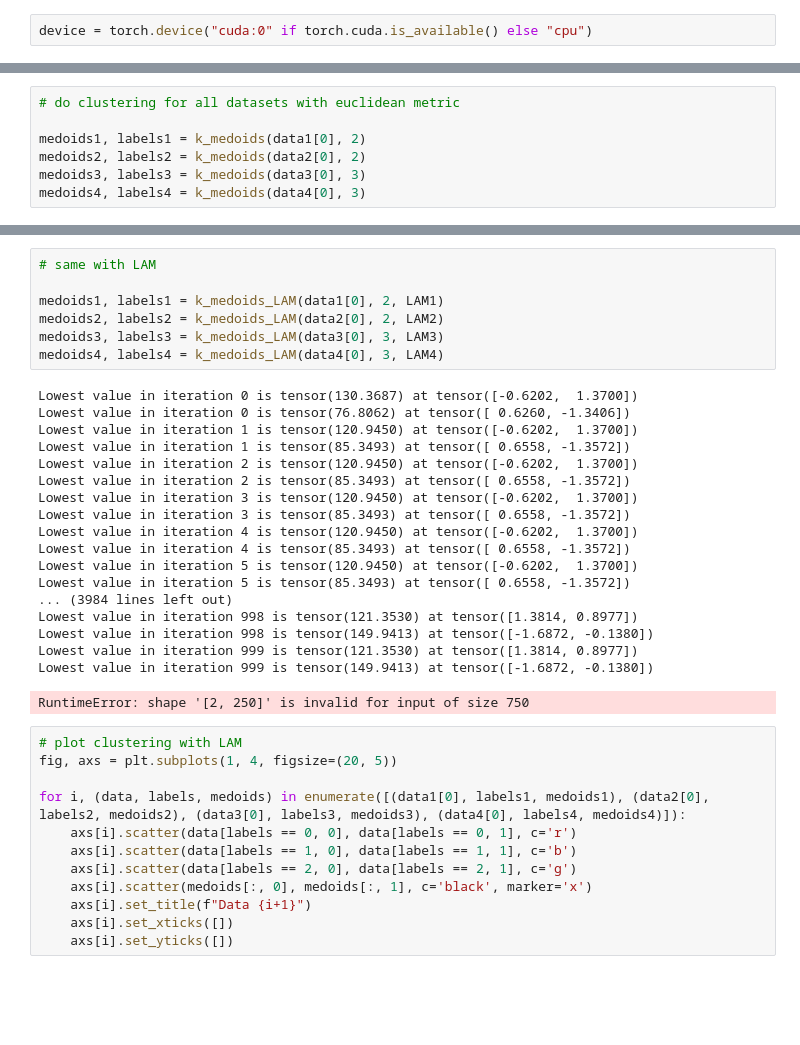
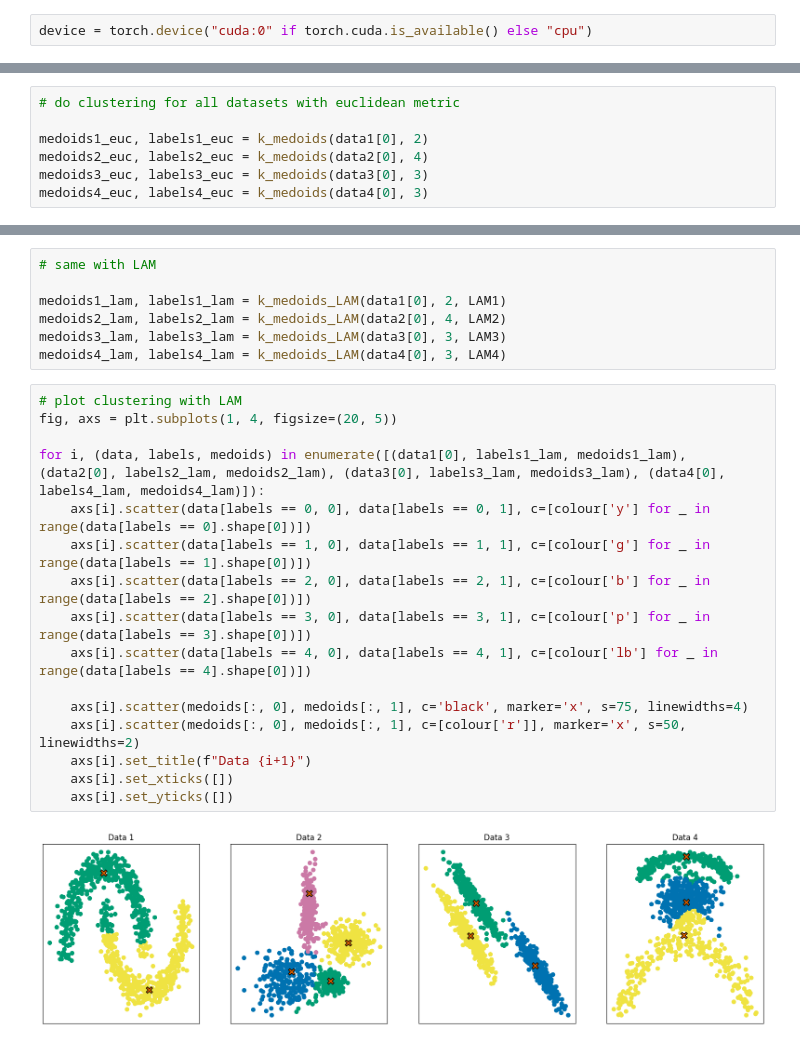
Before and after one commit to CKleiber/LAMINAR, a Jupyter notebook: notebooks/k_medoids.ipynb, the cells around one changed output, grey strips where cells are left out. Cells and saved outputs as stored; diff of their text form; blank space fills up the shorter version.

```diff
--- a/notebooks/k_medoids.ipynb
+++ b/notebooks/k_medoids.ipynb
@@ -257,10 +333,10 @@ def k_medoids_LAM(data, k, LAM, max_iter=1000):
 # %%
 # do clustering for all datasets with euclidean metric
 
-medoids1, labels1 = k_medoids(data1[0], 2)
-medoids2, labels2 = k_medoids(data2[0], 2)
-medoids3, labels3 = k_medoids(data3[0], 3)
-medoids4, labels4 = k_medoids(data4[0], 3)
+medoids1_euc, labels1_euc = k_medoids(data1[0], 2)
+medoids2_euc, labels2_euc = k_medoids(data2[0], 4)
+medoids3_euc, labels3_euc = k_medoids(data3[0], 3)
+medoids4_euc, labels4_euc = k_medoids(data4[0], 3)
 # %%
 # plot clustering with euclidean
 fig, axs = plt.subplots(1, 4, figsize=(20, 5))
@@ -280,38 +360,25 @@ plt.show()
 # %%
 # same with LAM
 
-medoids1, labels1 = k_medoids_LAM(data1[0], 2, LAM1)
-medoids2, labels2 = k_medoids_LAM(data2[0], 2, LAM2)
-medoids3, labels3 = k_medoids_LAM(data3[0], 3, LAM3)
-medoids4, labels4 = k_medoids_LAM(data4[0], 3, LAM4)
+medoids1_lam, labels1_lam = k_medoids_LAM(data1[0], 2, LAM1)
+medoids2_lam, labels2_lam = k_medoids_LAM(data2[0], 4, LAM2)
+medoids3_lam, labels3_lam = k_medoids_LAM(data3[0], 3, LAM3)
+medoids4_lam, labels4_lam = k_medoids_LAM(data4[0], 3, LAM4)
-# %% [output]
-Lowest value in iteration 0 is tensor(130.3687) at tensor([-0.6202,  1.3700])
-Lowest value in iteration 0 is tensor(76.8062) at tensor([ 0.6260, -1.3406])
-Lowest value in iteration 1 is tensor(120.9450) at tensor([-0.6202,  1.3700])
-Lowest value in iteration 1 is tensor(85.3493) at tensor([ 0.6558, -1.3572])
-Lowest value in iteration 2 is tensor(120.9450) at tensor([-0.6202,  1.3700])
-Lowest value in iteration 2 is tensor(85.3493) at tensor([ 0.6558, -1.3572])
-Lowest value in iteration 3 is tensor(120.9450) at tensor([-0.6202,  1.3700])
-Lowest value in iteration 3 is tensor(85.3493) at tensor([ 0.6558, -1.3572])
-Lowest value in iteration 4 is tensor(120.9450) at tensor([-0.6202,  1.3700])
-Lowest value in iteration 4 is tensor(85.3493) at tensor([ 0.6558, -1.3572])
-Lowest value in iteration 5 is tensor(120.9450) at tensor([-0.6202,  1.3700])
-Lowest value in iteration 5 is tensor(85.3493) at tensor([ 0.6558, -1.3572])
-... (3984 lines left out)
-Lowest value in iteration 998 is tensor(121.3530) at tensor([1.3814, 0.8977])
-Lowest value in iteration 998 is tensor(149.9413) at tensor([-1.6872, -0.1380])
-Lowest value in iteration 999 is tensor(121.3530) at tensor([1.3814, 0.8977])
-Lowest value in iteration 999 is tensor(149.9413) at tensor([-1.6872, -0.1380])
-RuntimeError: shape '[2, 250]' is invalid for input of size 750
 # %%
 # plot clustering with LAM
 fig, axs = plt.subplots(1, 4, figsize=(20, 5))
 
-for i, (data, labels, medoids) in enumerate([(data1[0], labels1, medoids1), (data2[0], labels2, medoids2), (data3[0], labels3, medoids3), (data4[0], labels4, medoids4)]):
-    axs[i].scatter(data[labels == 0, 0], data[labels == 0, 1], c='r')
-    axs[i].scatter(data[labels == 1, 0], data[labels == 1, 1], c='b')
-    axs[i].scatter(data[labels == 2, 0], data[labels == 2, 1], c='g')
-    axs[i].scatter(medoids[:, 0], medoids[:, 1], c='black', marker='x')
+for i, (data, labels, medoids) in enumerate([(data1[0], labels1_lam, medoids1_lam), (data2[0], labels2_lam, medoids2_lam), (data3[0], labels3_lam, medoids3_lam), (data4[0], labels4_lam, medoids4_lam)]):
+    axs[i].scatter(data[labels == 0, 0], data[labels == 0, 1], c=[colour['y'] for _ in range(data[labels == 0].shape[0])])
+    axs[i].scatter(data[labels == 1, 0], data[labels == 1, 1], c=[colour['g'] for _ in range(data[labels == 1].shape[0])])
+    axs[i].scatter(data[labels == 2, 0], data[labels == 2, 1], c=[colour['b'] for _ in range(data[labels == 2].shape[0])])
+    axs[i].scatter(data[labels == 3, 0], data[labels == 3, 1], c=[colour['p'] for _ in range(data[labels == 3].shape[0])])
+    axs[i].scatter(data[labels == 4, 0], data[labels == 4, 1], c=[colour['lb'] for _ in range(data[labels == 4].shape[0])])
+
+    axs[i].scatter(medoids[:, 0], medoids[:, 1], c='black', marker='x', s=75, linewidths=4)
+    axs[i].scatter(medoids[:, 0], medoids[:, 1], c=[colour['r']], marker='x', s=50, linewidths=2)
     axs[i].set_title(f"Data {i+1}")
     axs[i].set_xticks([])
     axs[i].set_yticks([])
+# %% [output]
+[figure, added]
```
Also changed, not shown: parts of 12 cells of this notebook, 10 other files.
